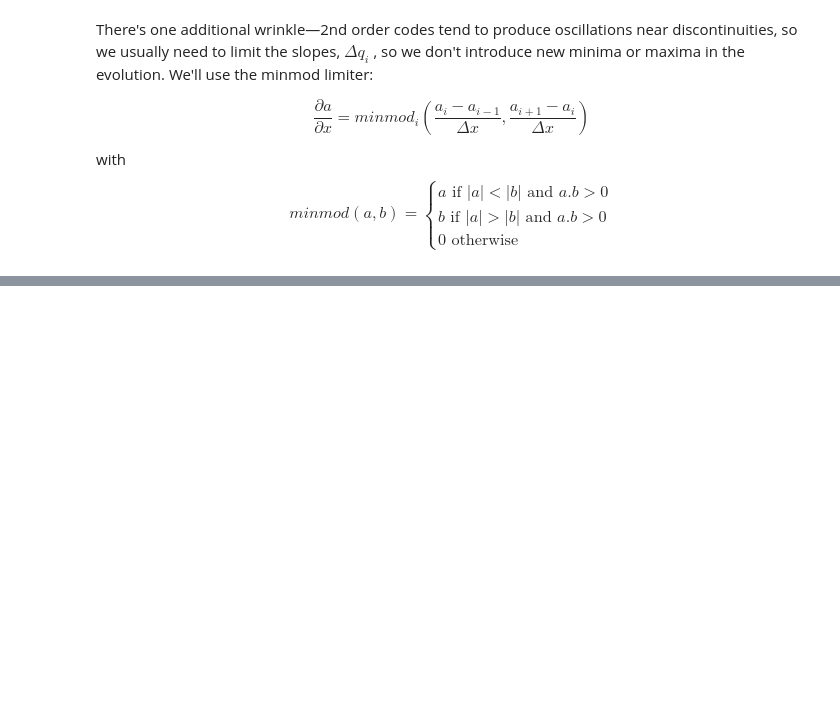
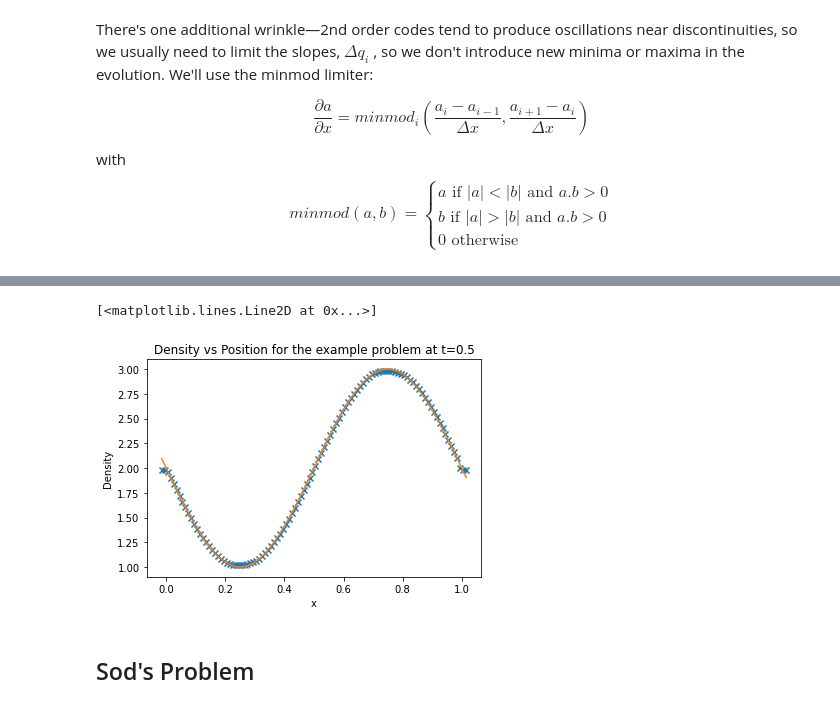
Before and after one commit to ravi-pushkar/MTP, a Jupyter notebook: MTP.ipynb, the cells around one changed output, grey strips where cells are left out. Drawn from its saved outputs; the diff is of its cells as text; code cells hidden in the pictures; blank space fills up the shorter version.

```diff
--- a/MTP.ipynb
+++ b/MTP.ipynb
@@ -266,0 +467,15 @@ def states(grid, U):
+# %%
+def timestep(grid, U):
+
+    v = FluidVars()
+
+    # compute the sound speed
+    q = cons_to_prim(grid, U)
+    c = grid.scratch_array()
+    c[grid.lo:grid.hi+1] = np.sqrt(v.gamma *
+                                   q[grid.lo:grid.hi+1,v.qp] /
+                                   q[grid.lo:grid.hi+1,v.qrho])
+
+    dt = v.C * grid.dx / (np.abs(q[grid.lo:grid.hi+1, v.qu]) +
+                          c[grid.lo:grid.hi+1]).max()
+    return dt
@@ -266,0 +531,26 @@ def states(grid, U):
+# %%
+def sp(grid):
+
+    v = FluidVars()
+    U = grid.scratch_array(nc=v.nvar)
+
+    # setup initial conditions --
+    U[:, v.urho] = 2 + np.sin(2 * np.pi * (grid.x))
+    U[: , v.umx] = U[:, v.urho] * 1
+    U[:, v.uener] = 1 /(v.gamma - 1.0) + 0.5 * U[:, v.urho] * 1**2
+    return U
+# %%
+tm = 0.5
+g, U = mol_solve(100, tmax=tm, init_cond=sp,bc = 'per')
+# %%
+v = FluidVars()
+plt.scatter(g.x, U[:,v.urho], marker="x", color="C0")
+plt.xlabel('x')
+plt.ylabel('Density')
+plt.title('Density vs Position for the example problem at t=0.5')
+plt.plot(g.x, 2 + np.sin( 2* np.pi * (g.x - tm)), color='C1')
+# %% [output]
+[<matplotlib.lines.Line2D at 0x...>]
+[figure, added]
+# %% [markdown]
+## Sod's Problem
```
Also changed, not shown: parts of 41 cells of this notebook, 1 other file.
